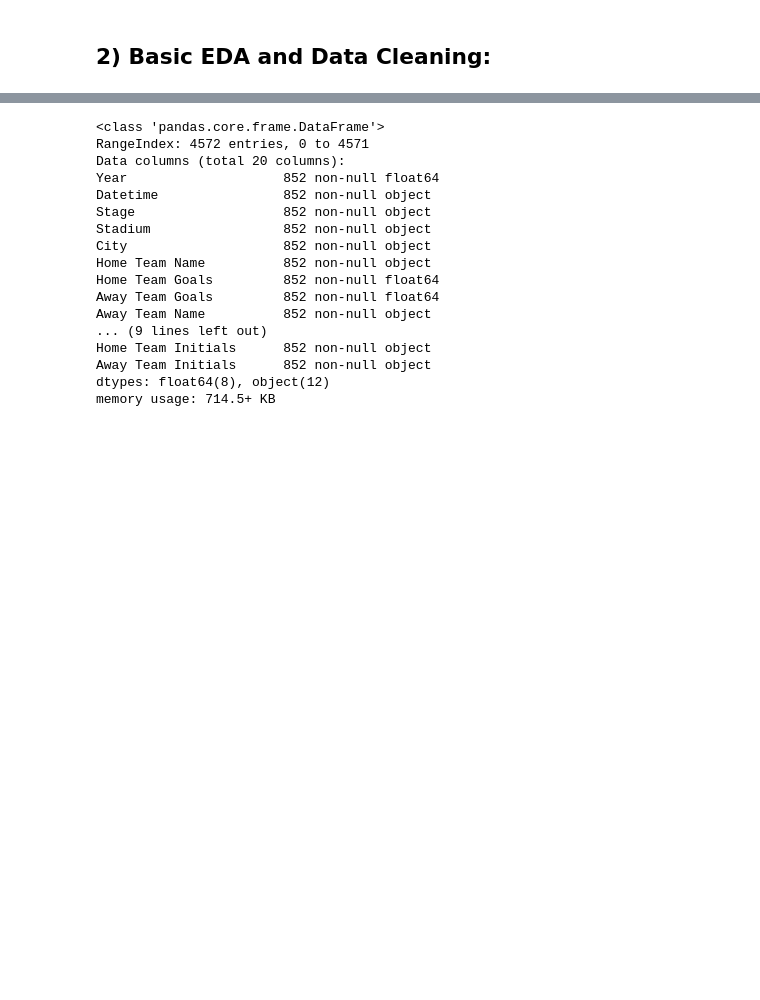
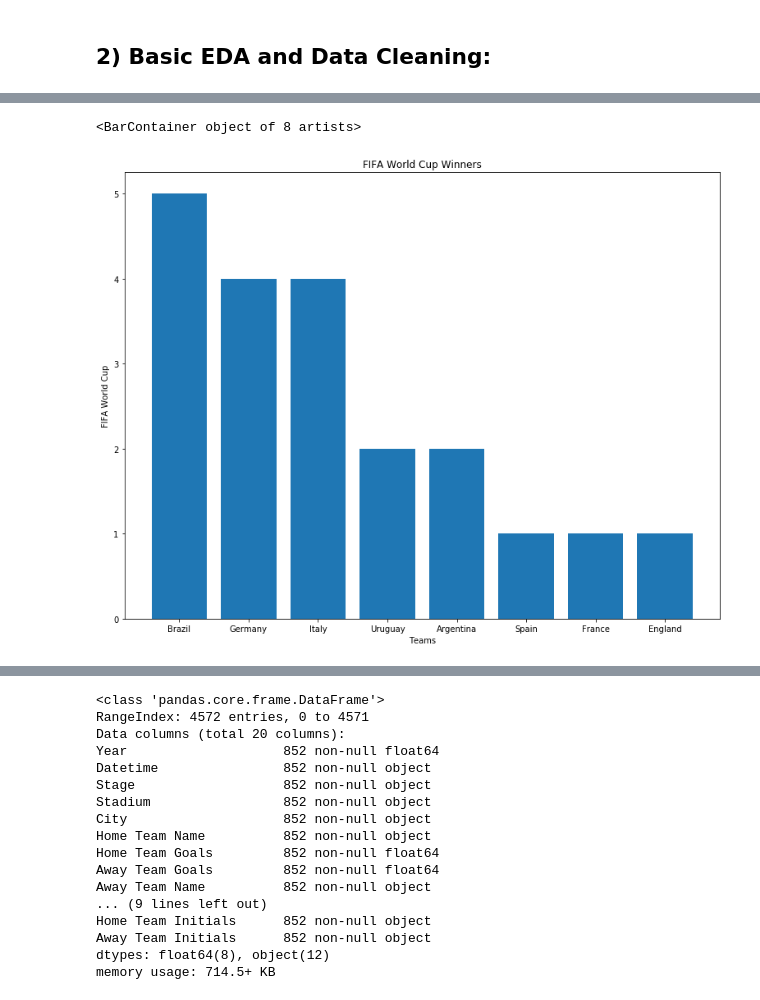
Before and after one commit to awab-m7md/Capstone, a Jupyter notebook: Capstone Notebook.ipynb, the cells around one changed output, grey strips where cells are left out. Cells and saved outputs as stored; diff of their text form; code cells hidden in the pictures; blank space fills up the shorter version.

```diff
--- a/Capstone Notebook.ipynb
+++ b/Capstone Notebook.ipynb
@@ -27,0 +49,3 @@ matches_2018 = pd.read_csv("./datasets/fifa-world-cup-2018-matches.csv")
+# %%
+# Fixing "Germany" name
+wc.replace({"Germany FR":"Germany"},inplace=True)
@@ -28,3 +65,13 @@ matches_2018 = pd.read_csv("./datasets/fifa-world-cup-2018-matches.csv")
+# %%
+# Ploting the winners
+plt.figure(figsize=(13,10))
+plt.xlabel("Teams")
+plt.ylabel("FIFA World Cup")
+plt.title('FIFA World Cup Winners')
+plt.bar(["Brazil","Germany", "Italy","Uruguay", "Argentina","Spain","France","England"],wc["Winner"].value_counts())
+# %% [output]
+<BarContainer object of 8 artists>
+[figure, added]
 # %%
 # Checking the data
 matches
```
Also changed, not shown: parts of 2 cells of this notebook, 2 other files.
